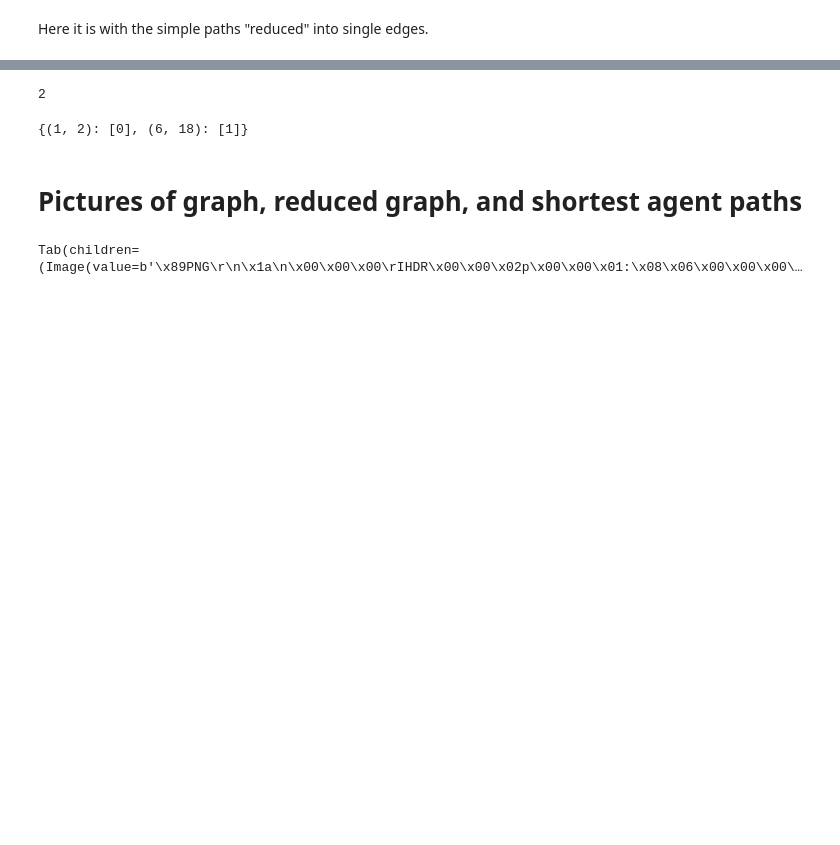
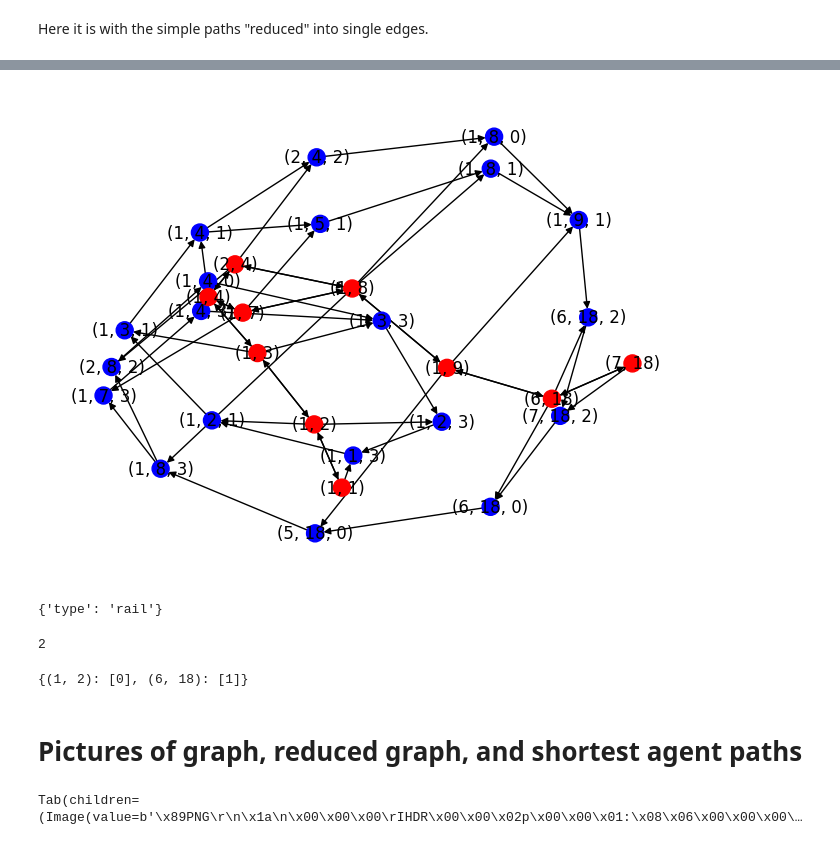
Before and after one commit to flatland-association/flatland-rl, a Jupyter notebook: notebooks/simple-graph-plot-2022.ipynb, the cells around one changed output, grey strips where cells are left out. Drawn from its saved outputs; the diff is of its cells as text; code cells hidden in the pictures; blank space fills up the shorter version.

```diff
--- a/notebooks/simple-graph-plot-2022.ipynb
+++ b/notebooks/simple-graph-plot-2022.ipynb
@@ -185,3 +192,28 @@ plotGraphEnv(oReg.reduce_simple_paths(), env, aImg, figsize=(10,10), node_size=1
+# %%
+G_reduced = oReg.reduce_simple_paths()
+dPos={}
+lColor=[]
+lFixed=[]
+for v, a in G_reduced.nodes(data=True):
+    if a.get("type") == "grid":
+        lColor.append("red")
+        lFixed.append(v)
+        dPos[v] = xyPos
+    else:
+        lColor.append("blue")
+    xyPos = v[:2]
+    dPos[v] = xyPos
+# %%
+
+dPos = nx.spring_layout(G_reduced, pos=dPos, fixed=lFixed, iterations=10000)
+
+nx.draw(G_reduced, with_labels=True, node_size=150, node_color=lColor)
+# %% [output]
+[figure, added]
+# %%
+oReg.G.nodes[(1,10,1)]
+# %% [output]
+{'type': 'rail'}
 # %%
 len(env.agents)
 # %% [output]
```
Also changed, not shown: parts of 14 cells of this notebook, 4 other files.
